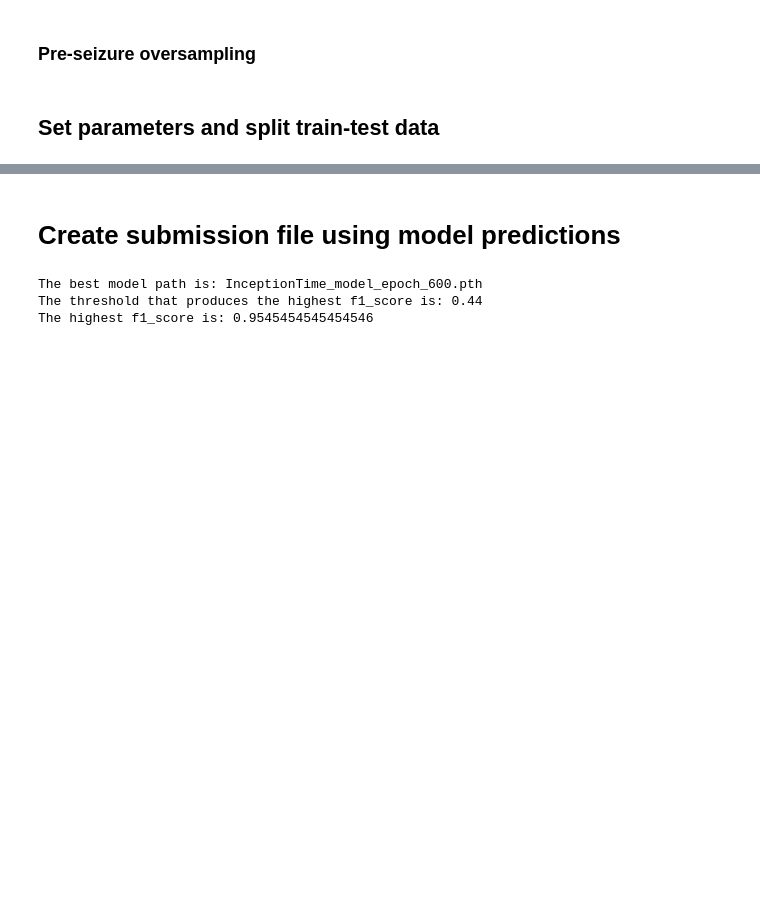
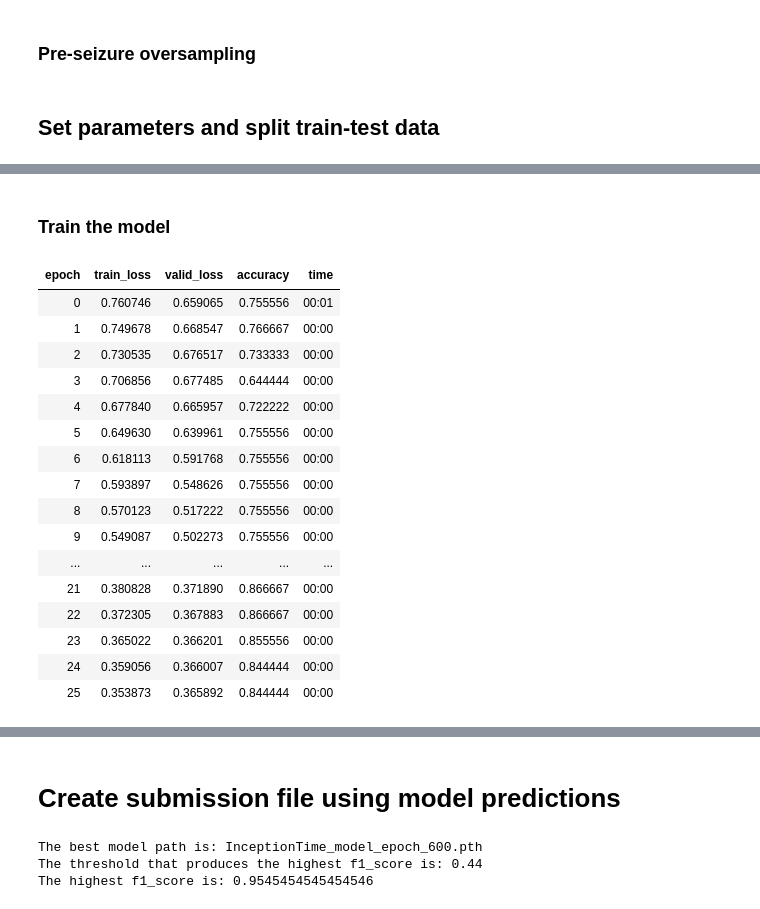
Before and after one commit to lucaase/ISD_Epilepsy_challenge, a Jupyter notebook: tortlab_tsai.ipynb, the cells around one changed output, grey strips where cells are left out. Cells and saved outputs as stored; diff of their text form; code cells hidden in the pictures; blank space fills up the shorter version.

```diff
--- a/tortlab_tsai.ipynb
+++ b/tortlab_tsai.ipynb
@@ -463,0 +227,25 @@ print(np.argmin(np.abs(np.array(f1_scores_train_np[700:]) - np.array(f1_scores_v
+# %% [markdown]
+### Train the model
+# %%
+epochs = 25
+
+learn.fit_one_cycle(epochs+1, lr_max=1e-4)
+#learn.save('stage1')
+# %% [output]
+| epoch | train_loss | valid_loss | accuracy | time |
+| 0 | 0.760746 | 0.659065 | 0.755556 | 00:01 |
+| 1 | 0.749678 | 0.668547 | 0.766667 | 00:00 |
+| 2 | 0.730535 | 0.676517 | 0.733333 | 00:00 |
+| 3 | 0.706856 | 0.677485 | 0.644444 | 00:00 |
+| 4 | 0.677840 | 0.665957 | 0.722222 | 00:00 |
+| 5 | 0.649630 | 0.639961 | 0.755556 | 00:00 |
+| 6 | 0.618113 | 0.591768 | 0.755556 | 00:00 |
+| 7 | 0.593897 | 0.548626 | 0.755556 | 00:00 |
+| 8 | 0.570123 | 0.517222 | 0.755556 | 00:00 |
+| 9 | 0.549087 | 0.502273 | 0.755556 | 00:00 |
+| ... | ... | ... | ... | ... |
+| 21 | 0.380828 | 0.371890 | 0.866667 | 00:00 |
+| 22 | 0.372305 | 0.367883 | 0.866667 | 00:00 |
+| 23 | 0.365022 | 0.366201 | 0.855556 | 00:00 |
+| 24 | 0.359056 | 0.366007 | 0.844444 | 00:00 |
+| 25 | 0.353873 | 0.365892 | 0.844444 | 00:00 |
```
Also changed, not shown: parts of 38 cells of this notebook.
